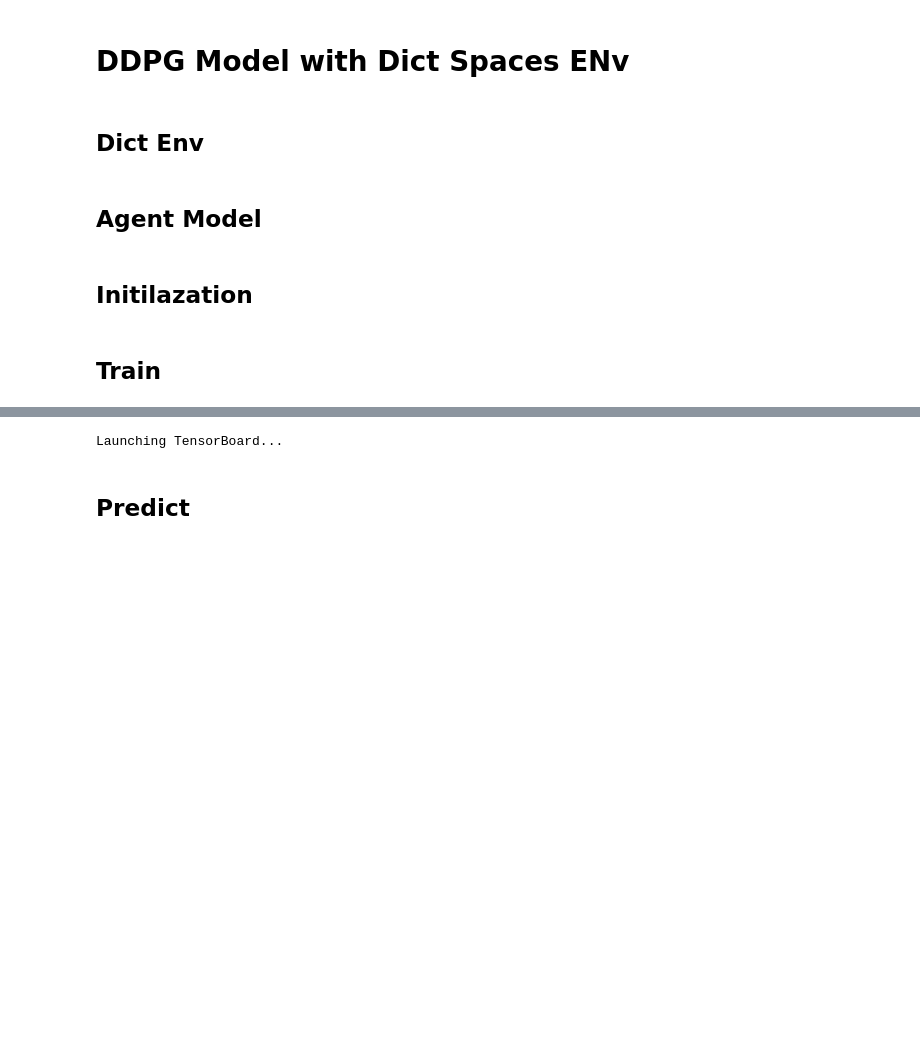
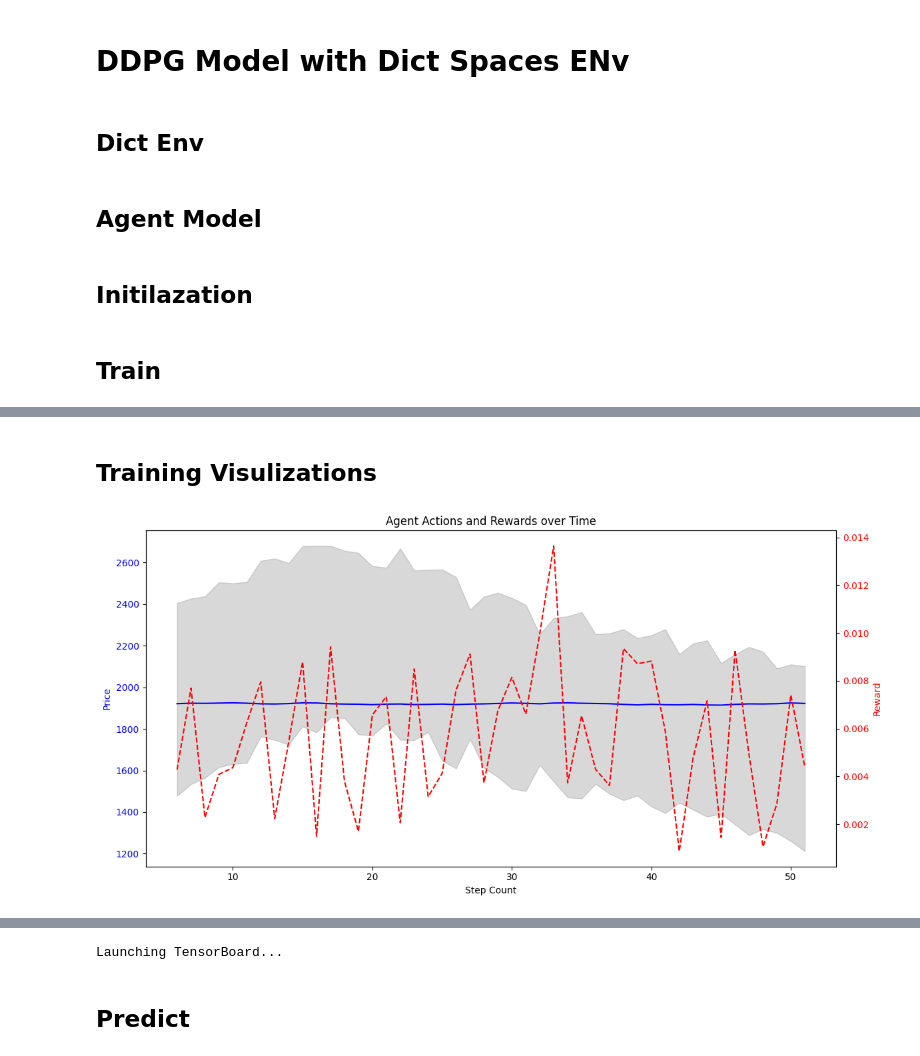
Before and after one commit to idrees535/ILP-V3, a Jupyter notebook: model_ notebooks/rl_lp_agent.ipynb, the cells around one changed output, grey strips where cells are left out. Saved outputs shown, nothing was run; the diff lists cells and outputs as text; code cells hidden in the pictures; blank space fills up the shorter version.

Commit message:
collect fee correction and visualiztions

```diff
--- a/model_ notebooks/rl_lp_agent.ipynb
+++ b/model_ notebooks/rl_lp_agent.ipynb
@@ -846,11 +839,11 @@ class DiscreteSimpleEnv(gym.Env):
         # Assume the episode is done after some arbitrary condition
         self.step_count+=1
         print()
-        print(f"episode: {self.episode}, step_count: {self.step_count}, step_reward: {self.reward}, un_normalized_reward: {_reward} cumulative_reward: {self.cumulative_reward}")
+        print(f"episode: {self.episode}, step_count: {self.step_count}, step_reward: {self.reward}, reward_raw: {_reward} cumulative_reward: {self.cumulative_reward}")
         print(f"pool_state_raw: {self.pool.get_global_state()}")
         print(f"pool_state_scaled: {self.state}")
         print()
-
+        data_log.append((self.episode, self.step_count, action, self.pool.get_global_state(),raw_action, self.state, _reward, self.reward,self.cumulative_reward))
         self.done = self._is_done()
         return self.state, self.reward, self.done, {}
 
@@ -923,8 +916,9 @@ class DiscreteSimpleEnv(gym.Env):
         tick_lower=price_to_valid_tick(action['price_lower'],60)
         tick_upper=price_to_valid_tick(action['price_upper'],60)
         liquidity=tx_receipt.events['Mint']['amount']
+        #self.pool.remove_liquidity_with_liquidty(GOD_ACCOUNT, tick_lower, tick_upper, 0)
+        _,fee_income = self.pool.collect_fee(GOD_ACCOUNT, tick_lower, tick_upper)
         self.pool.remove_liquidity_with_liquidty(GOD_ACCOUNT, tick_lower, tick_upper, liquidity)
-        _,fee_income = self.pool.collect_fee(GOD_ACCOUNT, tick_lower, tick_upper)
 
         #impermanent_loss = self.pool.calculate_impermanent_loss(tick_lower, tick_upper)
         #capital_efficiency = self.pool.calculate_capital_efficiency(tick_lower, tick_upper)
@@ -1170,6 +1164,7 @@ class DDPG:
 # %% [markdown]
 ## Initilazation
 # %%
+data_log=[]
 env=DiscreteSimpleEnv(agent_budget_usd=1000,pool=weth_usdc_pool)
 
 n_actions = sum(action_space.shape[0] for action_space in env.action_space.values())
@@ -1177,7 +1172,7 @@ n_actions = sum(action_space.shape[0] for action_space in env.action_space.value
 input_dims = sum(np.prod(env.observation_space.spaces[key].shape) for key in env.observation_space.spaces.keys())
 
 agent = DDPG(alpha=0.001, beta=0.002, input_dims=input_dims, tau=1, env=env,
-             n_actions=n_actions, layer1_size=400, layer2_size=300, batch_size=3)
+             n_actions=n_actions, layer1_size=400, layer2_size=300, batch_size=5)
 # %% [markdown]
 ## Train
 # %%
@@ -1225,0 +1223,2 @@ Episode 1: Reward = -150.73608223348438
+# %% [markdown]
+## Training Visulizations
@@ -1225,0 +1255,23 @@ Episode 1: Reward = -150.73608223348438
+# %%
+# Plotting the data
+fig, ax1 = plt.subplots(figsize=(12, 6))
+
+# Plot curr_price over step_count
+ax1.plot(data_df['step_count'], data_df['global_curr_price'], label='Current Price', color='blue')
+ax1.fill_between(data_df['step_count'], data_df['price_lower'], data_df['price_upper'], color='gray', alpha=0.3, label='Action Range (price_lower to price_upper)')
+ax1.set_xlabel('Step Count')
+ax1.set_ylabel('Price', color='blue')
+ax1.tick_params(axis='y', labelcolor='blue')
+
+# Create a secondary y-axis for rewards
+ax2 = ax1.twinx()
+ax2.plot(data_df['step_count'], data_df['_reward'], label='Reward', color='red', linestyle='--')
+ax2.set_ylabel('Reward', color='red')
+ax2.tick_params(axis='y', labelcolor='red')
+
+# Title and show plot
+plt.title('Agent Actions and Rewards over Time')
+fig.tight_layout()
+plt.show()
+# %% [output]
+[figure, added]
```
Also changed, not shown: parts of 10 cells of this notebook, 18 other files.
